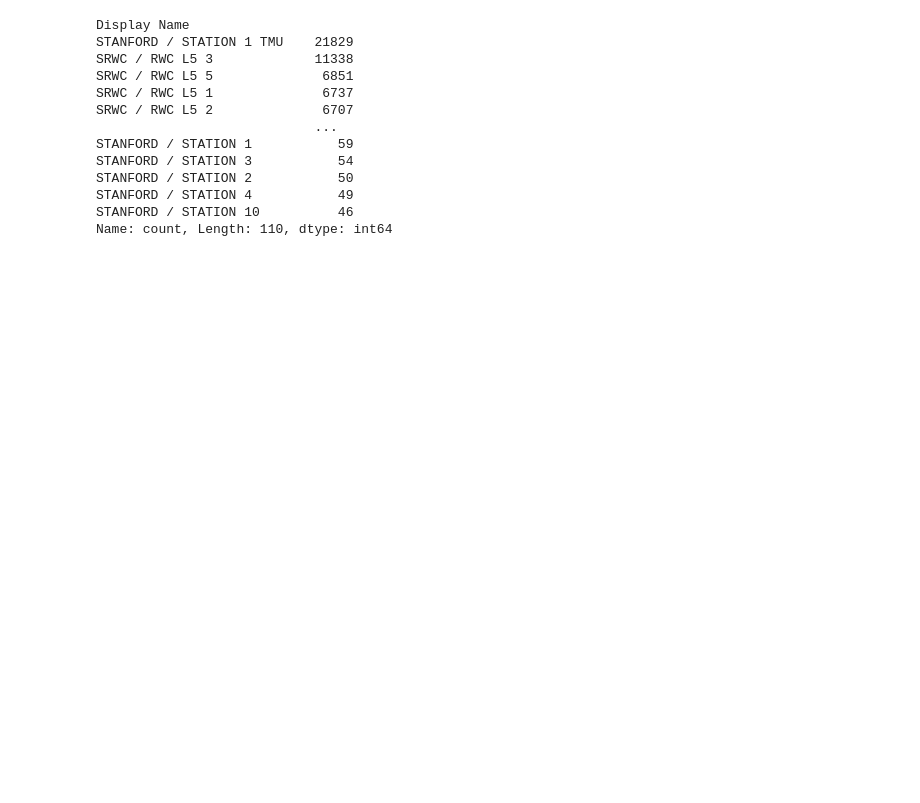
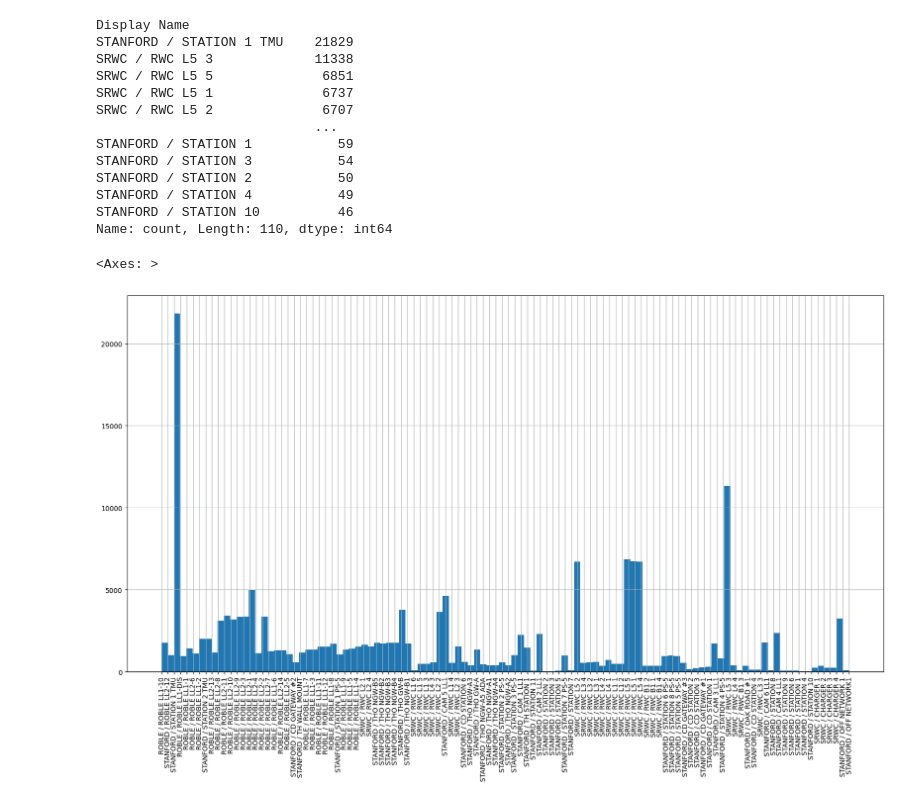
Before and after one commit to b-dagostino/charger-reliability, a Jupyter notebook: pilot.ipynb, the cells around one changed output. Drawn from its saved outputs; the diff is of its cells as text; code cells hidden in the pictures; blank space fills up the shorter version.

```diff
--- a/pilot.ipynb
+++ b/pilot.ipynb
@@ -130,4 +132,4 @@ memory usage: 41.9+ KB
 df_alarms = pd.read_csv('data/reports/alarms/alarms.csv')
 df_alarms['Alarm Time'] = df_alarms['Alarm Time'].str.replace(' (PDT)', '')
 df_alarms['Alarm Time'] = df_alarms['Alarm Time'].str.replace(' (PST)', '')
-df_alarms['Alarm Time'] = pd.to_datetime(df_alarms['Alarm Time']) #.dt.tz_localize('America/Los_Angeles')
+df_alarms['Alarm Time'] = pd.to_datetime(df_alarms['Alarm Time']).dt.tz_localize('America/Los_Angeles',ambiguous='NaT')
@@ -149,3 +215,9 @@ STANFORD / STATION 2           50
 STANFORD / STATION 4           49
 STANFORD / STATION 10          46
 Name: count, Length: 110, dtype: int64
+# %%
+plt.figure(figsize=(20,10))
+df_alarms['Display Name'].hist(xrot=90,bins=df_alarms['Display Name'].nunique())
+# %% [output]
+<Axes: >
+[figure, added]
```
Also changed, not shown: parts of 35 cells of this notebook, 1 other file.
